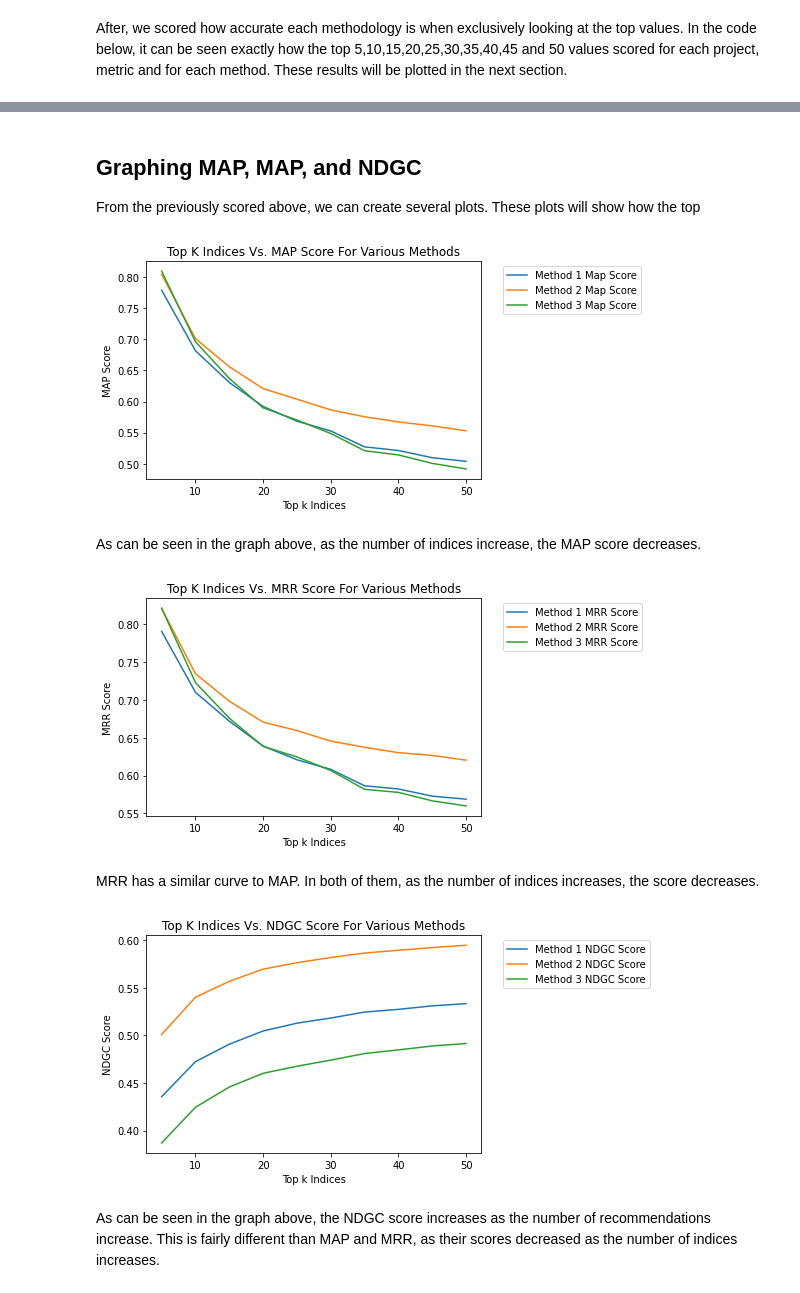
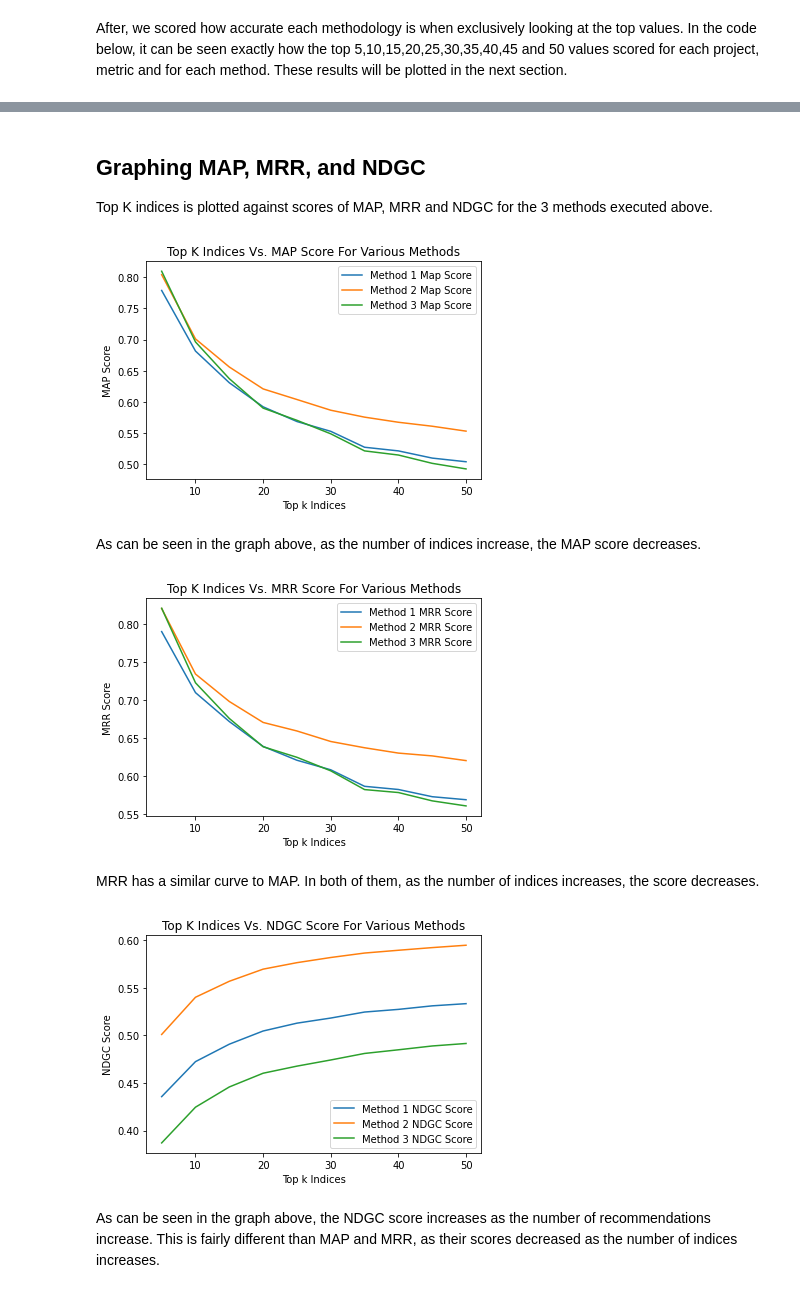
Before and after one commit to YeshaP/ENSF544_Proj2, a Jupyter notebook: Project2-1.ipynb, the cells around one changed output, grey strips where cells are left out. Saved outputs shown, nothing was run; the diff lists cells and outputs as text; code cells hidden in the pictures.

Commit message:
graphs updated

```diff
--- a/Project2-1.ipynb
+++ b/Project2-1.ipynb
@@ -499,25 +501,25 @@ display(allProjectTop50Indexes)
-# %% [markdown]
-## Graphing MAP, MAP, and NDGC
-
-
-From the previously scored above, we can create several plots. These plots will show how the top
+# %% [markdown]
+## Graphing MAP, MRR, and NDGC
+
+
+Top K indices is plotted against scores of MAP, MRR and NDGC for the 3 methods executed above.
 # %%
 mapMethod1 = allProjectTop50Indexes.iloc[0]
 mapMethod2 = allProjectTop50Indexes.iloc[1]
 mapMethod3 = allProjectTop50Indexes.iloc[2]
 xLabels = [5,10,15,20,25,30,35,40,45,50]
 
 fig, ax = plt.subplots()
 plt.plot(xLabels, mapMethod1, label = "Method 1 Map Score")
 plt.plot(xLabels, mapMethod2, label = "Method 2 Map Score")
 plt.plot(xLabels, mapMethod3, label = "Method 3 Map Score")
-plt.legend(bbox_to_anchor=(1.05, 1), loc='upper left')
+plt.legend()
 plt.title("Top K Indices Vs. MAP Score For Various Methods")
 plt.ylabel("MAP Score")
 plt.xlabel("Top k Indices")
 plt.show()
 # %% [output]
-[figure, old version]
+[figure, new version]
 # %% [markdown]
 As can be seen in the graph above, as the number of indices increase, the MAP score decreases.
 # %%
@@ -530,13 +532,13 @@ fig, ax = plt.subplots()
 plt.plot(xLabels, mrrMethod1, label = "Method 1 MRR Score")
 plt.plot(xLabels, mrrMethod2, label = "Method 2 MRR Score")
 plt.plot(xLabels, mrrMethod3, label = "Method 3 MRR Score")
-plt.legend(bbox_to_anchor=(1.05, 1), loc='upper left')
+plt.legend()
 plt.title("Top K Indices Vs. MRR Score For Various Methods")
 plt.ylabel("MRR Score")
 plt.xlabel("Top k Indices")
 plt.show()
 # %% [output]
-[figure, old version]
+[figure, new version]
 # %% [markdown]
 MRR has a similar curve to MAP. In both of them,  as the number of indices increases, the score decreases.
 # %%
@@ -549,13 +551,13 @@ fig, ax = plt.subplots()
 plt.plot(xLabels, ndgcMethod1, label = "Method 1 NDGC Score")
 plt.plot(xLabels, ndgcMethod2, label = "Method 2 NDGC Score")
 plt.plot(xLabels, ndgcMethod3, label = "Method 3 NDGC Score")
-plt.legend(bbox_to_anchor=(1.05, 1), loc='upper left')
+plt.legend()
 plt.title("Top K Indices Vs. NDGC Score For Various Methods")
 plt.ylabel("NDGC Score")
 plt.xlabel("Top k Indices")
 plt.show()
 # %% [output]
-[figure, old version]
+[figure, new version]
 # %% [markdown]
 As can be seen in the graph above, the NDGC score increases as the number of recommendations increase. This is fairly different than MAP and MRR, as their scores decreased as the number of indices increases.
 # %% [markdown]
```
Also changed, not shown: parts of 4 cells of this notebook.
